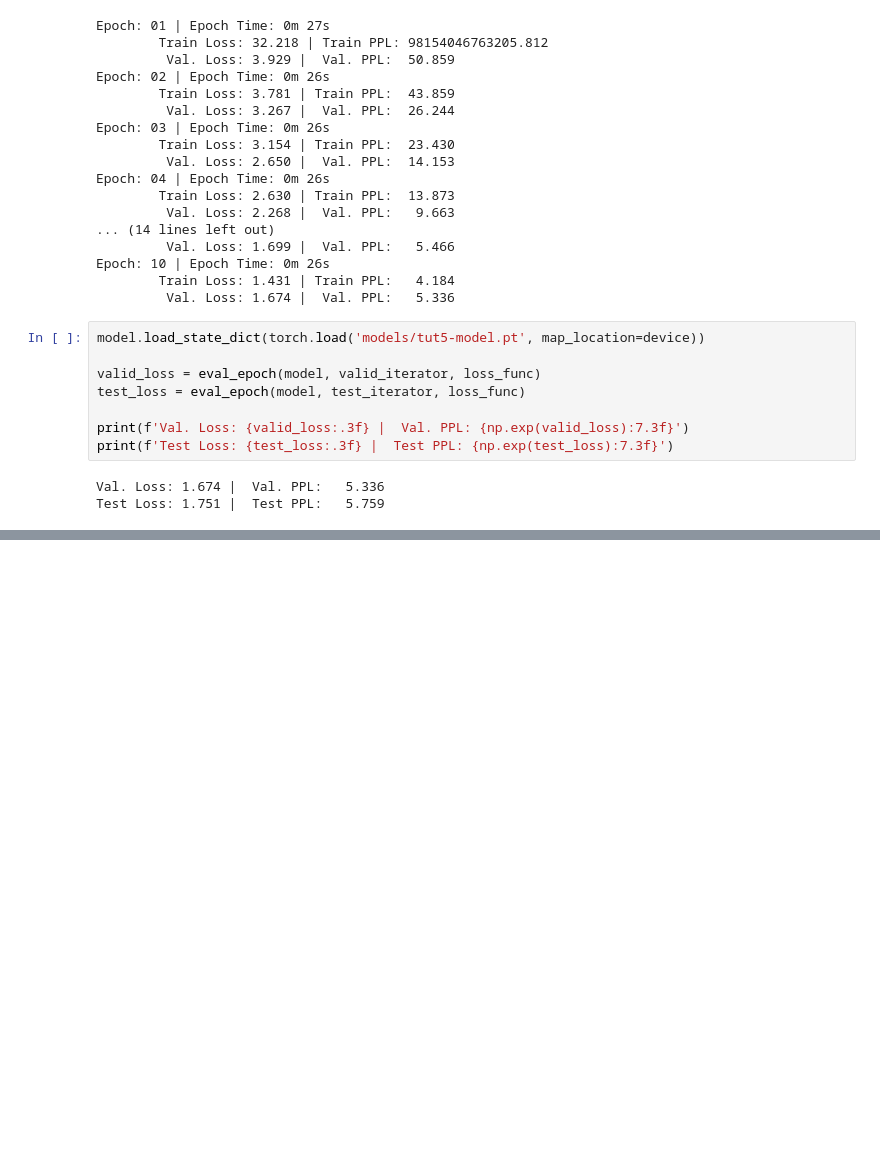
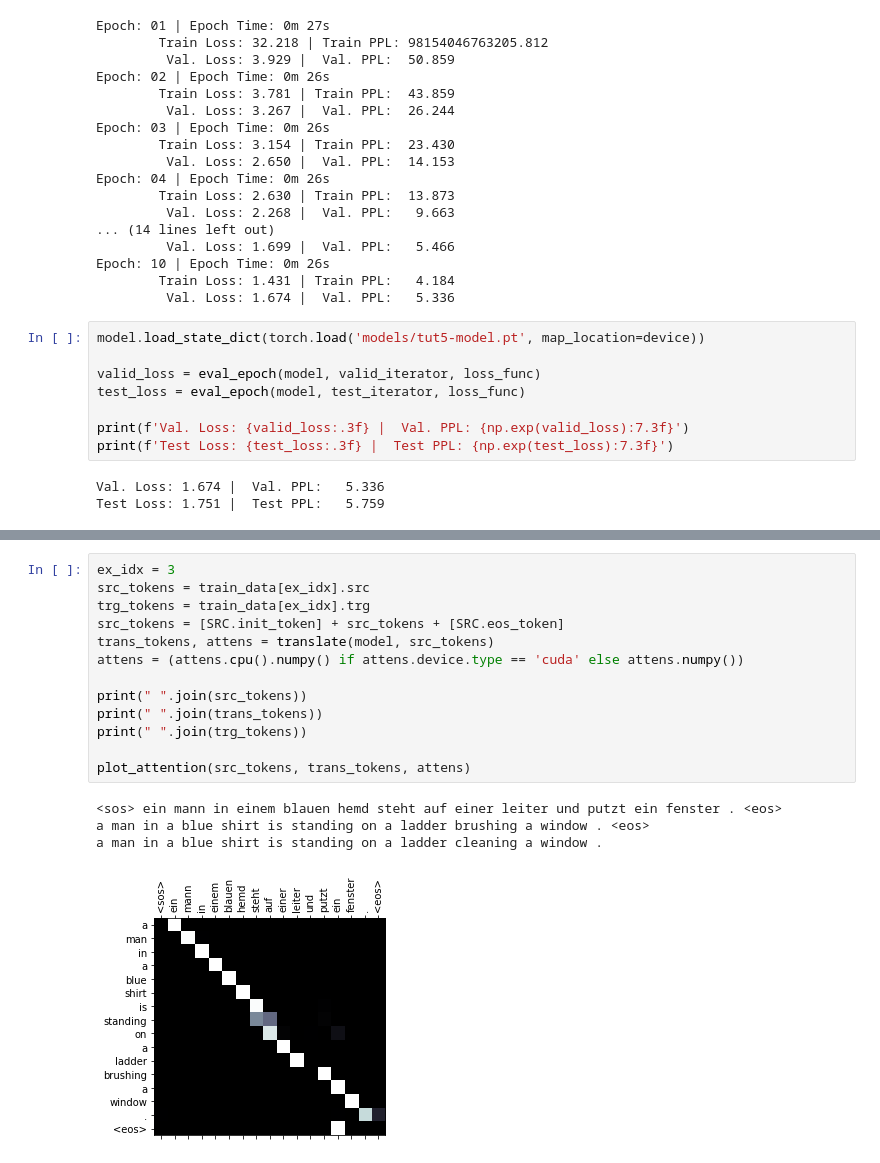
Before and after one commit to syuoni/PyTorch-Tutorials, a Jupyter notebook: Seq2Seq/[5]Conv-Seq2Seq-Learning.ipynb, the cells around one changed output, grey strips where cells are left out. Drawn from its saved outputs; the diff is of its cells as text; blank space fills up the shorter version.

```diff
--- a/Seq2Seq/[5]Conv-Seq2Seq-Learning.ipynb
+++ b/Seq2Seq/[5]Conv-Seq2Seq-Learning.ipynb
@@ -559,0 +711,18 @@ Test Loss: 1.751 |  Test PPL:   5.759
+# %%
+ex_idx = 3
+src_tokens = train_data[ex_idx].src
+trg_tokens = train_data[ex_idx].trg
+src_tokens = [SRC.init_token] + src_tokens + [SRC.eos_token]
+trans_tokens, attens = translate(model, src_tokens)
+attens = (attens.cpu().numpy() if attens.device.type == 'cuda' else attens.numpy())
+
+print(" ".join(src_tokens))
+print(" ".join(trans_tokens))
+print(" ".join(trg_tokens))
+
+plot_attention(src_tokens, trans_tokens, attens)
+# %% [output]
+<sos> ein mann in einem blauen hemd steht auf einer leiter und putzt ein fenster . <eos>
+a man in a blue shirt is standing on a ladder brushing a window . <eos>
+a man in a blue shirt is standing on a ladder cleaning a window .
+[figure, added]
```
Also changed, not shown: parts of 17 cells of this notebook, 1 other file.
